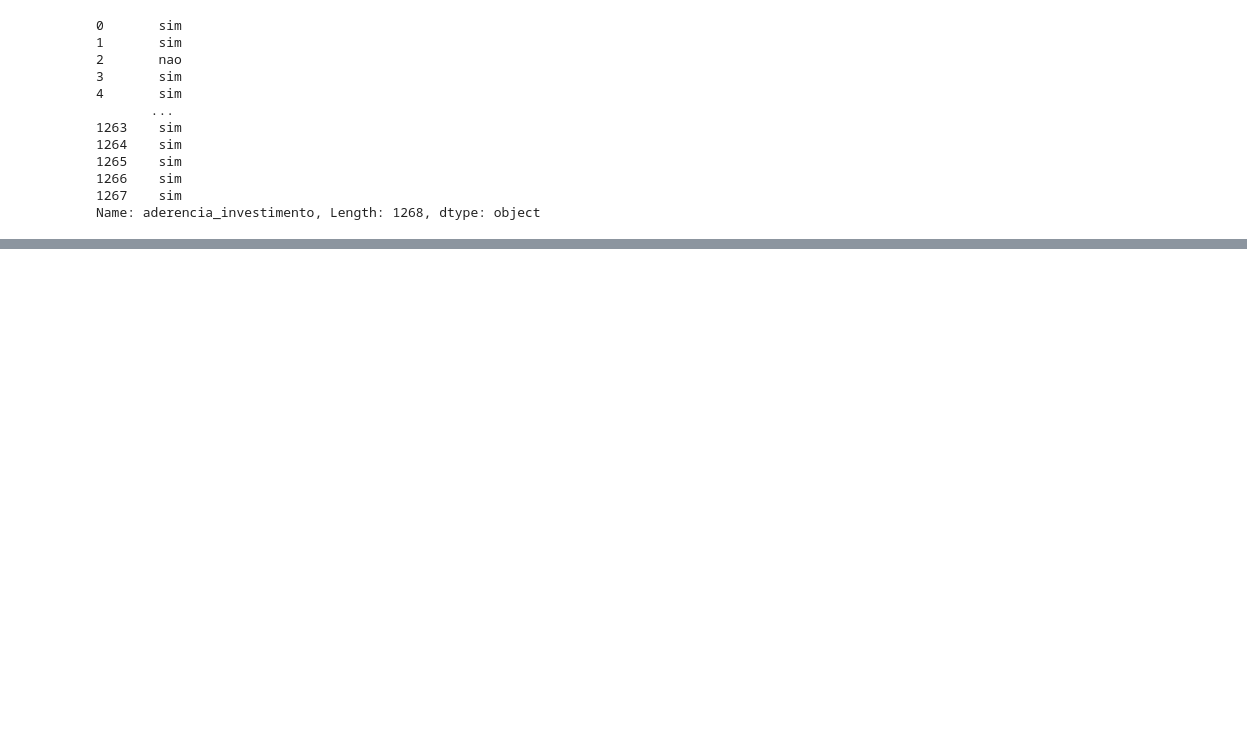
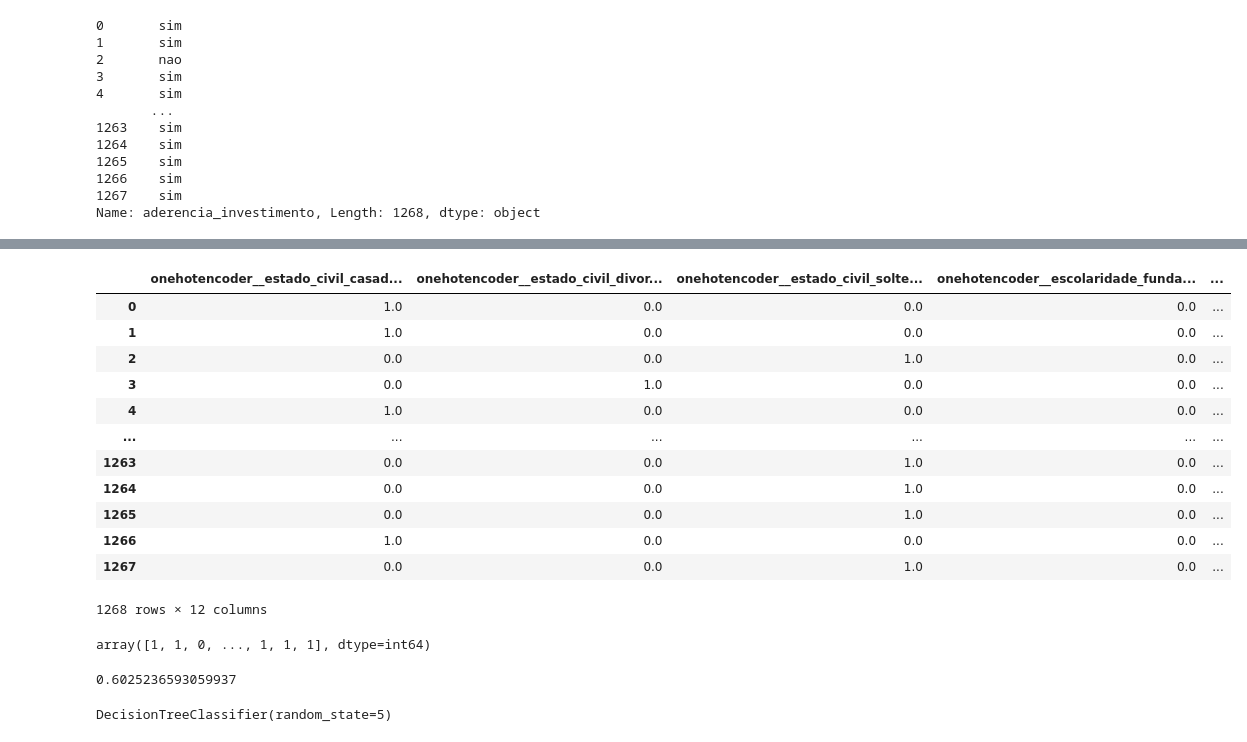
Before and after one commit to Cr0l3y/Markting_ML_IVST, a Jupyter notebook: projeto.ipynb, the cells around one changed output, grey strips where cells are left out. Saved outputs shown, nothing was run; the diff lists cells and outputs as text; code cells hidden in the pictures; blank space fills up the shorter version.

```diff
--- a/projeto.ipynb
+++ b/projeto.ipynb
@@ -123,3 +129,14 @@ y
 1266    sim
 1267    sim
 Name: aderencia_investimento, Length: 1268, dtype: object
+# %%
+colunas = x.columns
+# %%
+one_hot = make_column_transformer((
+    OneHotEncoder(drop = 'if_binary'),
+    ['estado_civil', 'escolaridade', 'inadimplencia', 'fez_emprestimo']
+),
+    remainder = 'passthrough',
+    sparse_threshold=0)
+
+x= one_hot.fit_transform(x)
@@ -125,0 +156,22 @@ Name: aderencia_investimento, Length: 1268, dtype: object
+# %%
+pd.DataFrame(x, columns = one_hot.get_feature_names_out(colunas))
+# %% [output]
+|  | onehotencoder__estado_civil_casad... | onehotencoder__estado_civil_divor... | onehotencoder__estado_civil_solte... | onehotencoder__escolaridade_funda... | ... |
+| 0 | 1.0 | 0.0 | 0.0 | 0.0 | ... |
+| 1 | 1.0 | 0.0 | 0.0 | 0.0 | ... |
+| 2 | 0.0 | 0.0 | 1.0 | 0.0 | ... |
+| 3 | 0.0 | 1.0 | 0.0 | 0.0 | ... |
+| 4 | 1.0 | 0.0 | 0.0 | 0.0 | ... |
+| ... | ... | ... | ... | ... | ... |
+| 1263 | 0.0 | 0.0 | 1.0 | 0.0 | ... |
+| 1264 | 0.0 | 0.0 | 1.0 | 0.0 | ... |
+| 1265 | 0.0 | 0.0 | 1.0 | 0.0 | ... |
+| 1266 | 1.0 | 0.0 | 0.0 | 0.0 | ... |
+| 1267 | 0.0 | 0.0 | 1.0 | 0.0 | ... |
+1268 rows × 12 columns
+# %%
+label_encoder = LabelEncoder()
+y= label_encoder.fit_transform(y)
+y
+# %% [output]
+array([1, 1, 0, ..., 1, 1, 1], dtype=int64)
@@ -125,0 +180,11 @@ Name: aderencia_investimento, Length: 1268, dtype: object
+# %%
+dummy= DummyClassifier()
+dummy.fit(x_treino,y_treino)
+dummy.score(x_teste, y_teste)
+# %% [output]
+0.6025236593059937
+# %%
+arvore = DecisionTreeClassifier(random_state=5)
+arvore.fit(x_treino, y_treino)
+# %% [output]
+DecisionTreeClassifier(random_state=5)
```
Also changed, not shown: parts of 13 cells of this notebook, 1 other file.
